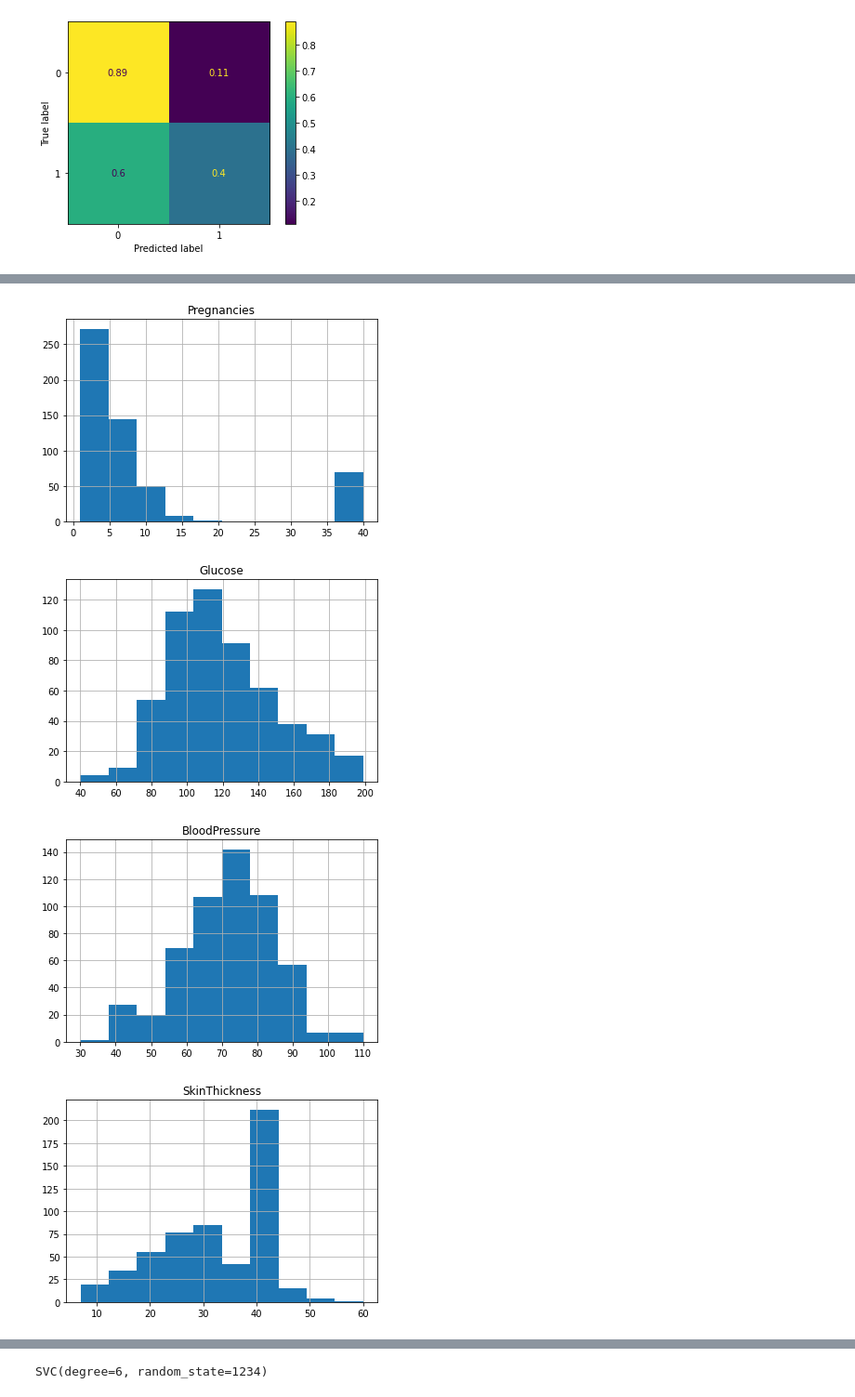
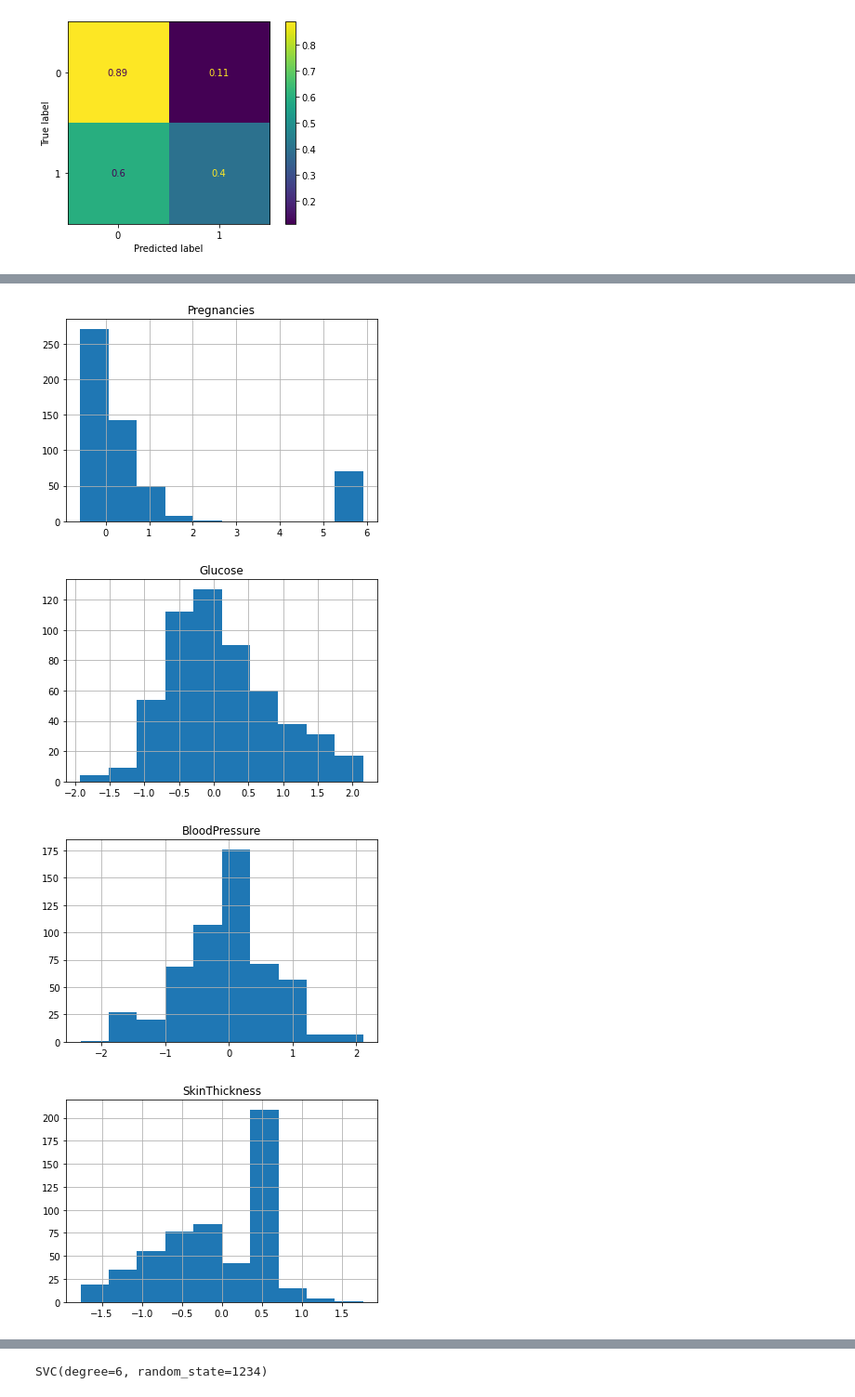
Before and after one commit to giovannidispoto/machine-and-deep-learning-playground, a Jupyter notebook: Diabetes.ipynb, the cells around one changed output, grey strips where cells are left out. Shown at 93% size. Cells and saved outputs as stored; diff of their text form; code cells hidden in the pictures.

```diff
--- a/Diabetes.ipynb
+++ b/Diabetes.ipynb
@@ -215,9 +216,9 @@ test_features = transformer.transform(test_features)
 test_features = pd.DataFrame(data=test_features, columns=features_list)
 # %%
-for column in train_features_or.columns:
-  train_features_or.hist(column=column)
+for column in train_features.columns:
+  train_features.hist(column=column)
 # %% [output]
-[figure, old version]
+[figure, new version]
-[figure, old version]
+[figure, new version]
-[figure, old version]
+[figure, new version]
-[figure, old version]
+[figure, new version]
```
Also changed, not shown: parts of 13 cells of this notebook.
